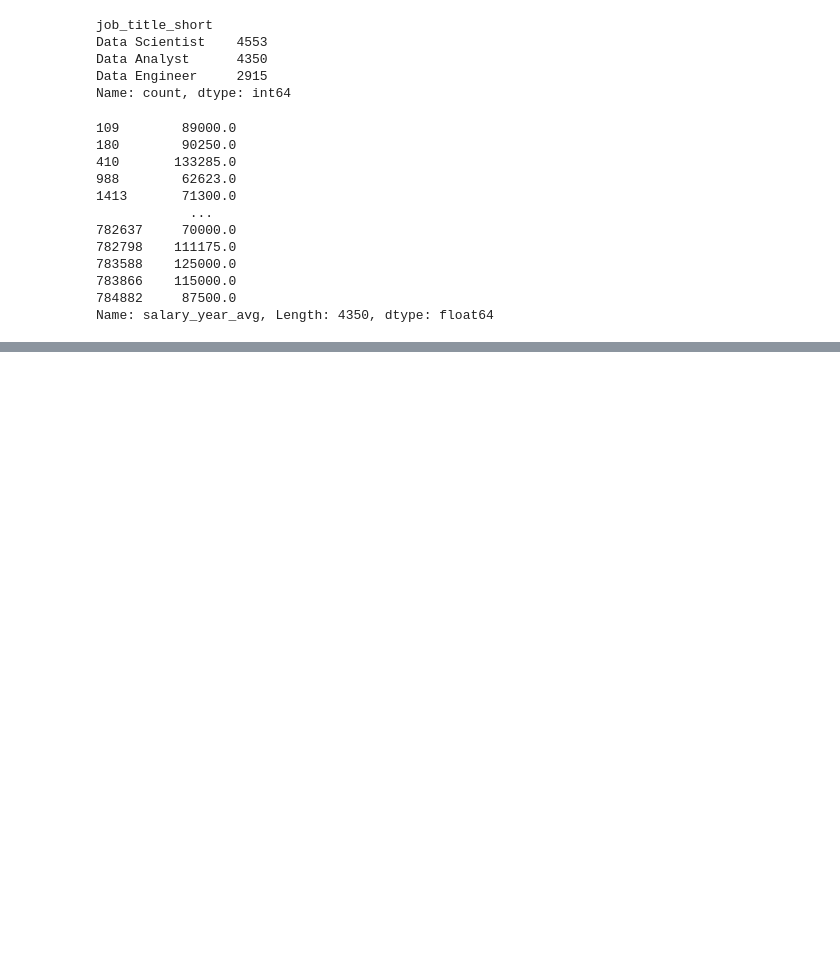
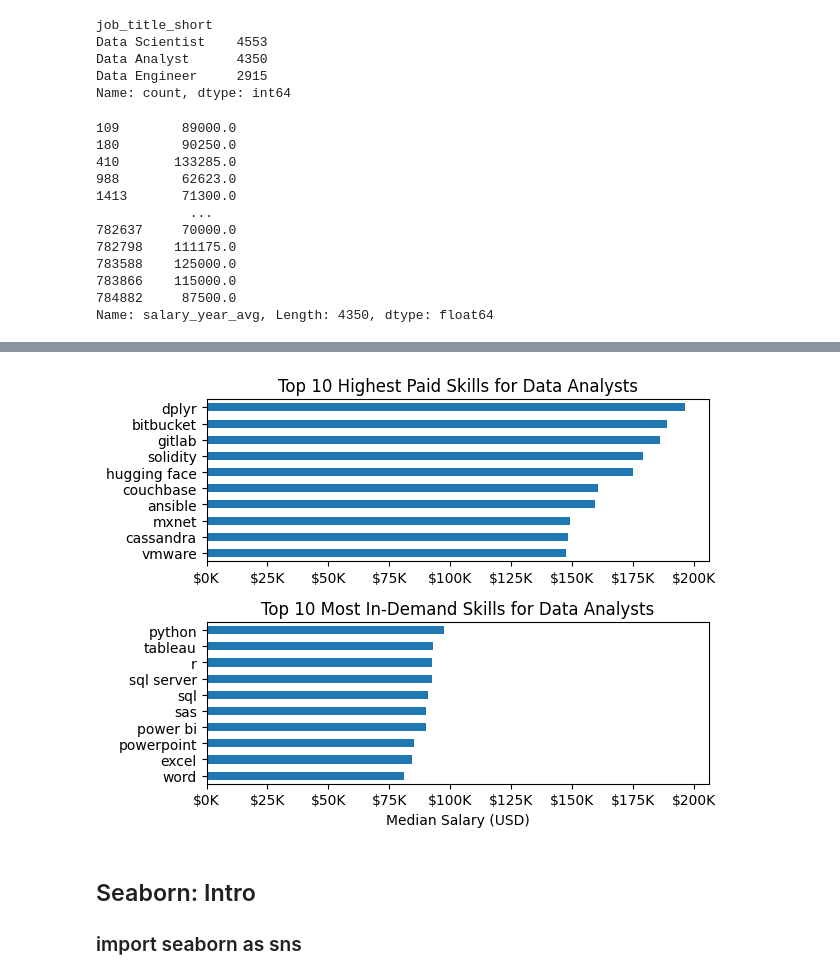
Before and after one commit to Rinskiii/python-for-data-analytics, a Jupyter notebook: advanced_python_for_da.ipynb, the cells around one changed output, grey strips where cells are left out. Saved outputs shown, nothing was run; the diff lists cells and outputs as text; code cells hidden in the pictures; blank space fills up the shorter version.

```diff
--- a/advanced_python_for_da.ipynb
+++ b/advanced_python_for_da.ipynb
@@ -902,0 +944,4 @@ plt.show()
+# %%
+df_DA_US = df_DA_US.explode('job_skills')
+
+df_DA_US[['salary_year_avg', 'job_skills']]
@@ -902,0 +962,4 @@ plt.show()
+# %%
+df_DA_US_group = df_DA_US.groupby('job_skills')['salary_year_avg'].agg(['count', 'median'])
+# %%
+df_DA_top_pay = df_DA_US_group.sort_values(by='median', ascending=False).head(10)
@@ -902,0 +981,2 @@ plt.show()
+# %%
+df_DA_skills = df_DA_US_group.sort_values(by='count', ascending=False).head(10).sort_values(by='median', ascending=False)
@@ -902,0 +998,24 @@ plt.show()
+# %%
+fig, ax = plt.subplots(2, 1)
+
+df_DA_top_pay.plot(kind='barh', y='median', ax=ax[0], legend=False)
+ax[0].invert_yaxis()
+ax[0].set_title('Top 10 Highest Paid Skills for Data Analysts')
+ax[0].set_ylabel('')
+ax[0].set_xlabel('')
+ax[0].xaxis.set_major_formatter(plt.FuncFormatter(lambda x, _: f'${int(x/1_000)}K'))
+
+df_DA_skills[::-1].plot(kind='barh', y='median', ax=ax[1], legend=False)
+# ax[1].invert_yaxis()
+ax[1].set_title('Top 10 Most In-Demand Skills for Data Analysts')
+ax[1].set_ylabel('')
+ax[1].set_xlabel('Median Salary (USD)')
+ax[1].set_xlim(ax[0].get_xlim())
+ax[1].xaxis.set_major_formatter(plt.FuncFormatter(lambda x, _: f'${int(x/1_000)}K'))
+
+fig.tight_layout()
+# %% [output]
+[figure, added]
+# %% [markdown]
+## Seaborn: Intro
+### import seaborn as sns
```
Also changed, not shown: parts of 21 cells of this notebook.
